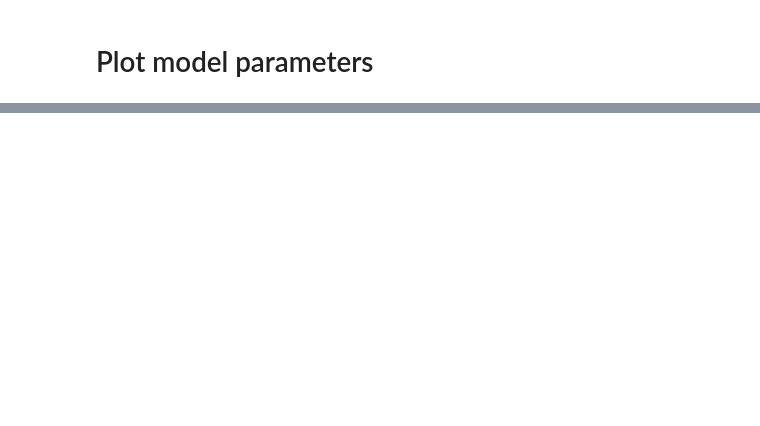
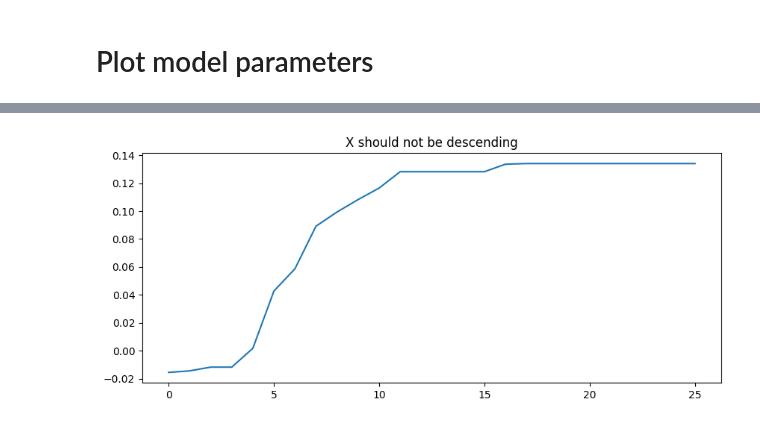
Before and after one commit to sjamthe/customNNexperiments, a Jupyter notebook: Sample Implementation of SegmentNet.ipynb, the cells around one changed output, grey strips where cells are left out. Cells and saved outputs as stored; diff of their text form; code cells hidden in the pictures; blank space fills up the shorter version.

```diff
--- a/Sample Implementation of SegmentNet.ipynb
+++ b/Sample Implementation of SegmentNet.ipynb
@@ -161 +140,9 @@ param_array = model.parameters()
+# %%
+plt.plot(np.arange(xval.shape[0]), xval)
+plt.title("X should not be descending")
+plt.show()
+# Note: flat lines in this chart show wastage of params,
+# but _correct_param_order function also working correctly causing these flat lines
+# %% [output]
+[figure, added]
 # %%
```
Also changed, not shown: parts of 11 cells of this notebook, 1 other file.
